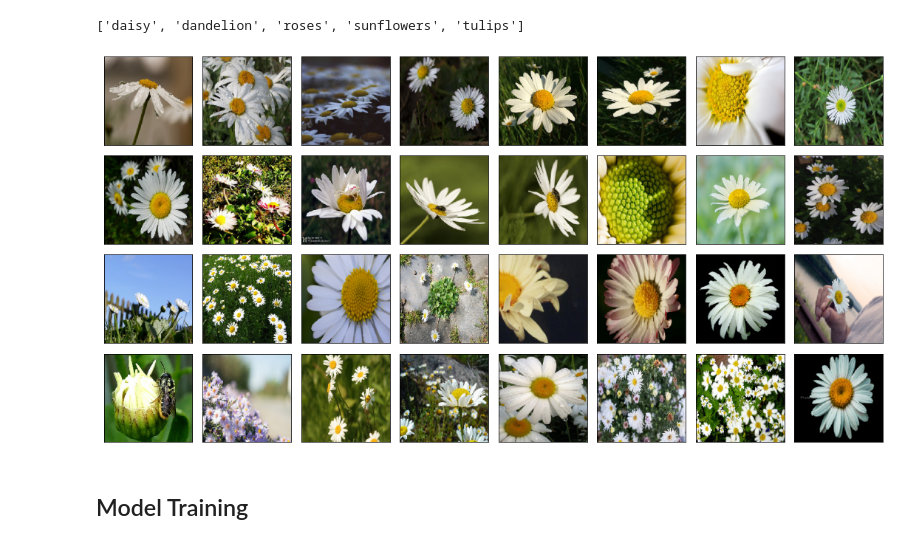
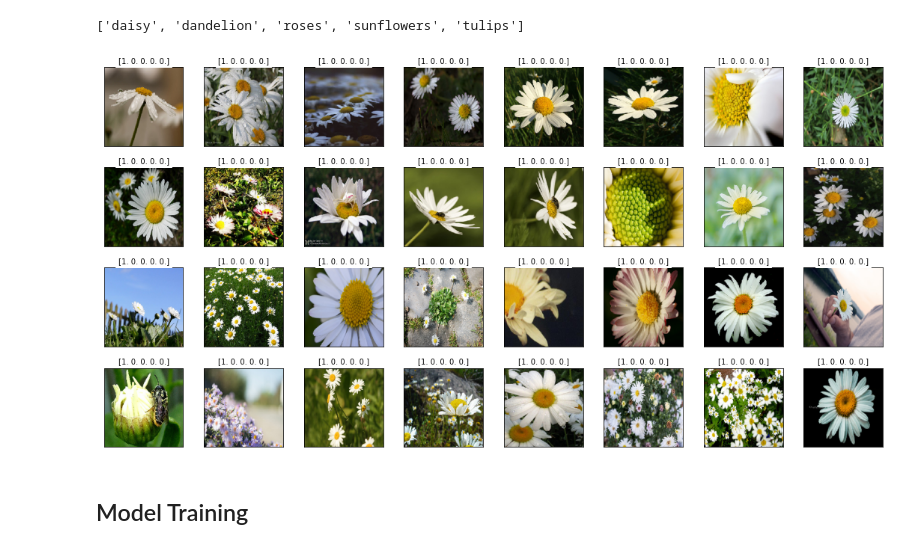
Before and after one commit to trizkynoviandy/flowers-image-classification, a Jupyter notebook: flowers_classification.ipynb, the cells around one changed output. Cells and saved outputs as stored; diff of their text form; code cells hidden in the pictures.

```diff
--- a/flowers_classification.ipynb
+++ b/flowers_classification.ipynb
@@ -50,16 +62,16 @@ class_names
 # %%
 fig = plt.figure(figsize=(15, 15))
 
 batch_1_img = training_set[0]
 for i in range(32):
     digit = batch_1_img[0][i]
-    #label = class_names[int(batch_1_img[1][i])]
+    label = batch_1_img[1][i]
     ax = fig.add_subplot(8, 8, i + 1, xticks=[], yticks=[])
     ax.imshow(digit, cmap=plt.cm.binary)
-    #ax.set_title(str(label), backgroundcolor='white', fontsize=10)
+    ax.set_title(str(label), backgroundcolor='white', fontsize=10)
 plt.tight_layout()
 # %% [output]
-[figure, old version]
+[figure, new version]
 # %% [markdown]
 ## Model Training
 # %%
```
Also changed, not shown: parts of 17 cells of this notebook.
